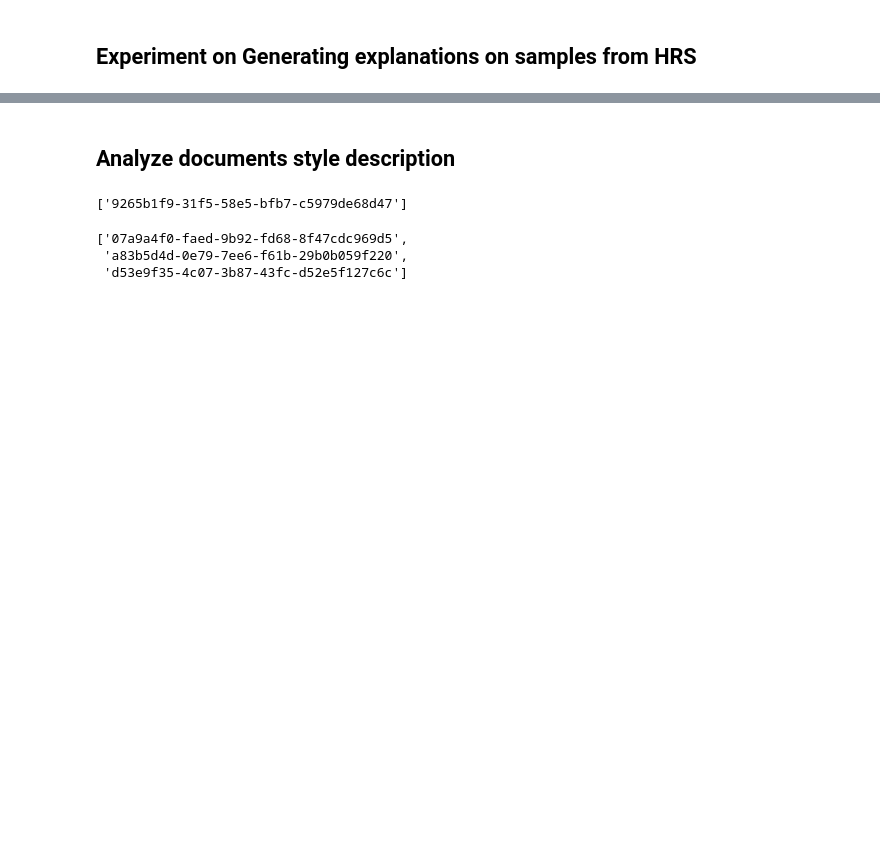
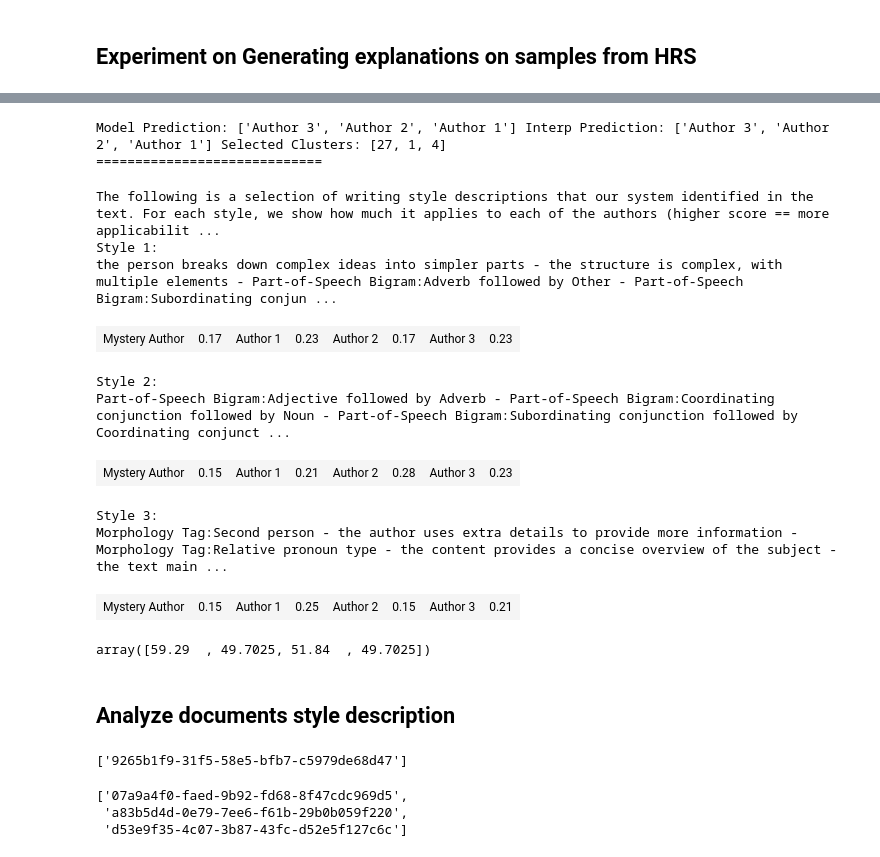
Before and after one commit to MiladAlshomary/latent-style-interpretation, a Jupyter notebook: src-ipynb/generate-iarpa-explanations.ipynb, the cells around one changed output, grey strips where cells are left out. Drawn from its saved outputs; the diff is of its cells as text; code cells hidden in the pictures; blank space fills up the shorter version.

```diff
--- a/src-ipynb/generate-iarpa-explanations.ipynb
+++ b/src-ipynb/generate-iarpa-explanations.ipynb
@@ -182,0 +255,46 @@ Interp Accuracy  0.8
+# %%
+import IPython.display as display
+from IPython.display import display, Javascript, HTML
+
+instance_id=5
+
+print('Model Prediction:',  ['Author {}'.format(x+1) for x in output[instance_id]['latent_rank']],
+      'Interp Prediction:', ['Author {}'.format(x+1) for x in output[instance_id]['interp_rank']],
+      'Selected Clusters:', output[instance_id]['rep_clusters'],
+)
+print('=============================')
+display(HTML(output[instance_id]['explanation']))
+# %% [output]
+Model Prediction: ['Author 3', 'Author 2', 'Author 1'] Interp Prediction: ['Author 3', 'Author 2', 'Author 1'] Selected Clusters: [27, 1, 4]
+=============================
+The following is a selection of writing style descriptions that our system identified in the text. For each style, we show how much it applies to each of the authors (higher score == more applicabilit ...
+Style 1:
+the person breaks down complex ideas into simpler parts - the structure is complex, with multiple elements - Part-of-Speech Bigram:Adverb followed by Other - Part-of-Speech Bigram:Subordinating conjun ...
+| Mystery Author | 0.17 | Author 1 | 0.23 | Author 2 | 0.17 | Author 3 | 0.23 |
+Style 2:
+Part-of-Speech Bigram:Adjective followed by Adverb - Part-of-Speech Bigram:Coordinating conjunction followed by Noun - Part-of-Speech Bigram:Subordinating conjunction followed by Coordinating conjunct ...
+| Mystery Author | 0.15 | Author 1 | 0.21 | Author 2 | 0.28 | Author 3 | 0.23 |
+Style 3:
+Morphology Tag:Second person - the author uses extra details to provide more information - Morphology Tag:Relative pronoun type - the content provides a concise overview of the subject - the text main ...
+| Mystery Author | 0.15 | Author 1 | 0.25 | Author 2 | 0.15 | Author 3 | 0.21 |
+# %%
+import numpy as np
+
+def scale_and_exaggerate(values, power=2):
+    values = np.array(values, dtype=float)
+
+    # Min-max normalize to [0,1]
+    min_val, max_val = values.min(), values.max()
+    min_val, max_val = -1, +1
+    normalized = (values - min_val) / (max_val - min_val)
+
+    # Exaggerate differences using power transformation
+    exaggerated = normalized ** power
+
+    # Scale to [0,100]
+    scaled = exaggerated * 100
+
+    return scaled
+scale_and_exaggerate([0.54, 0.41, 0.44, 0.41], power=2)
+# %% [output]
+array([59.29  , 49.7025, 51.84  , 49.7025])
```
Also changed, not shown: parts of 14 cells of this notebook, 16 other files.
